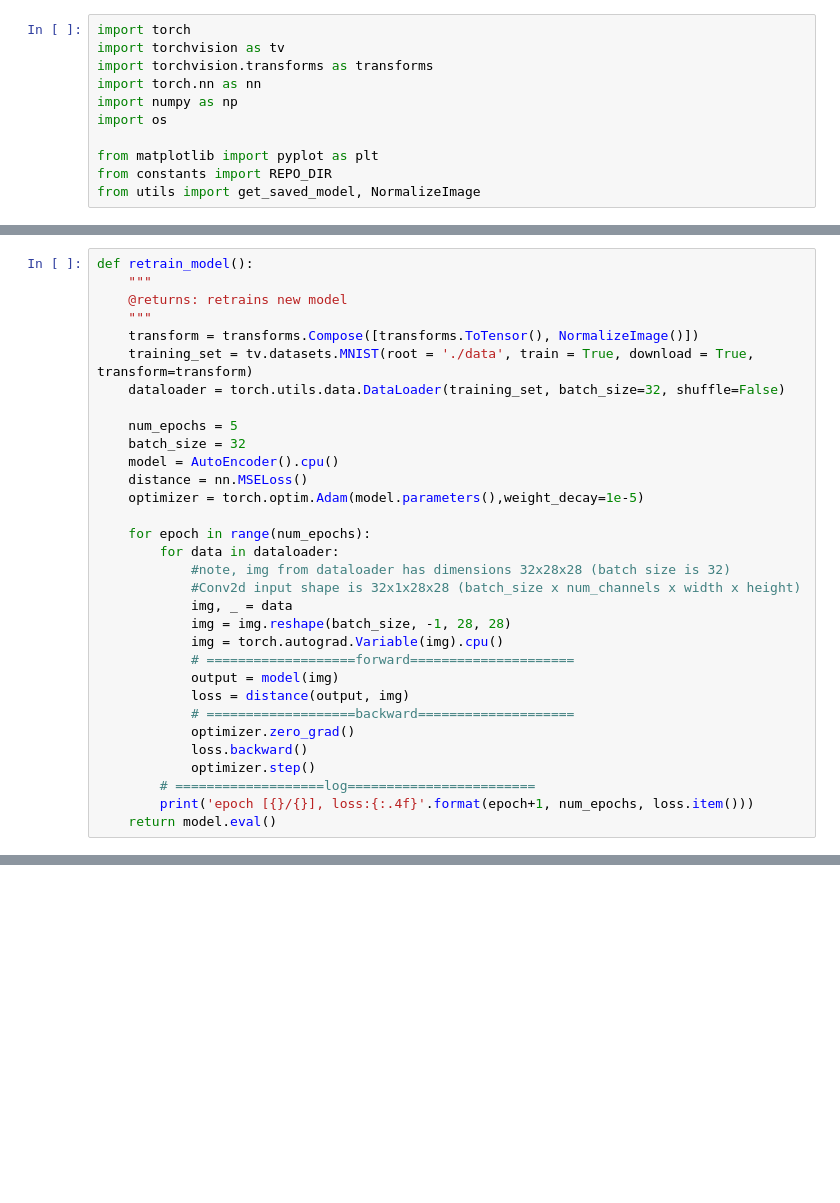
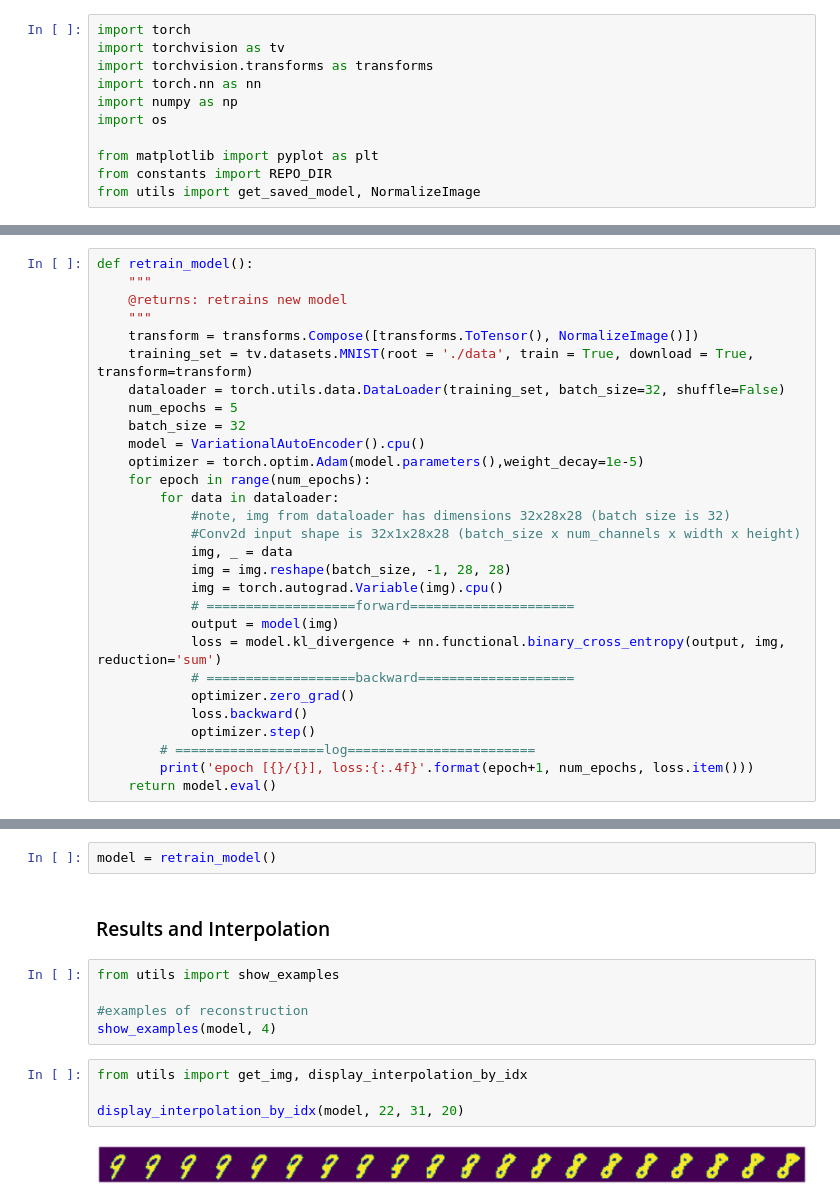
Before and after one commit to eje24/face-interpolation, a Jupyter notebook: architectures/vae.ipynb, the cells around one changed output, grey strips where cells are left out. Cells and saved outputs as stored; diff of their text form; blank space fills up the shorter version.

```diff
--- a/architectures/vae.ipynb
+++ b/architectures/vae.ipynb
@@ -67,13 +128,10 @@ def retrain_model():
     transform = transforms.Compose([transforms.ToTensor(), NormalizeImage()])
     training_set = tv.datasets.MNIST(root = './data', train = True, download = True, transform=transform)
     dataloader = torch.utils.data.DataLoader(training_set, batch_size=32, shuffle=False)
-
     num_epochs = 5
     batch_size = 32
-    model = AutoEncoder().cpu()
-    distance = nn.MSELoss()
+    model = VariationalAutoEncoder().cpu()
     optimizer = torch.optim.Adam(model.parameters(),weight_decay=1e-5)
-
     for epoch in range(num_epochs):
         for data in dataloader:
             #note, img from dataloader has dimensions 32x28x28 (batch size is 32)
@@ -83,7 +141,7 @@ def retrain_model():
             img = torch.autograd.Variable(img).cpu()
             # ===================forward=====================
             output = model(img)
-            loss = distance(output, img)
+            loss = model.kl_divergence + nn.functional.binary_cross_entropy(output, img, reduction='sum')
             # ===================backward====================
             optimizer.zero_grad()
             loss.backward()
@@ -111,3 +169,18 @@ def load_saved_model(weight_path=VAE_DEFAULT_WEIGHT_PATH):
     @throws: Exception if no weights stored at weight_path
     """
     return get_saved_model(VariationalAutoEncoder, weight_path)
+# %%
+model = retrain_model()
+# %% [markdown]
+### Results and Interpolation
+# %%
+from utils import show_examples
+
+#examples of reconstruction
+show_examples(model, 4)
+# %%
+from utils import get_img, display_interpolation_by_idx
+
+display_interpolation_by_idx(model, 22, 31, 20)
+# %% [output]
+[figure, added]
```
Also changed, not shown: parts of 4 cells of this notebook, 2 other files.
